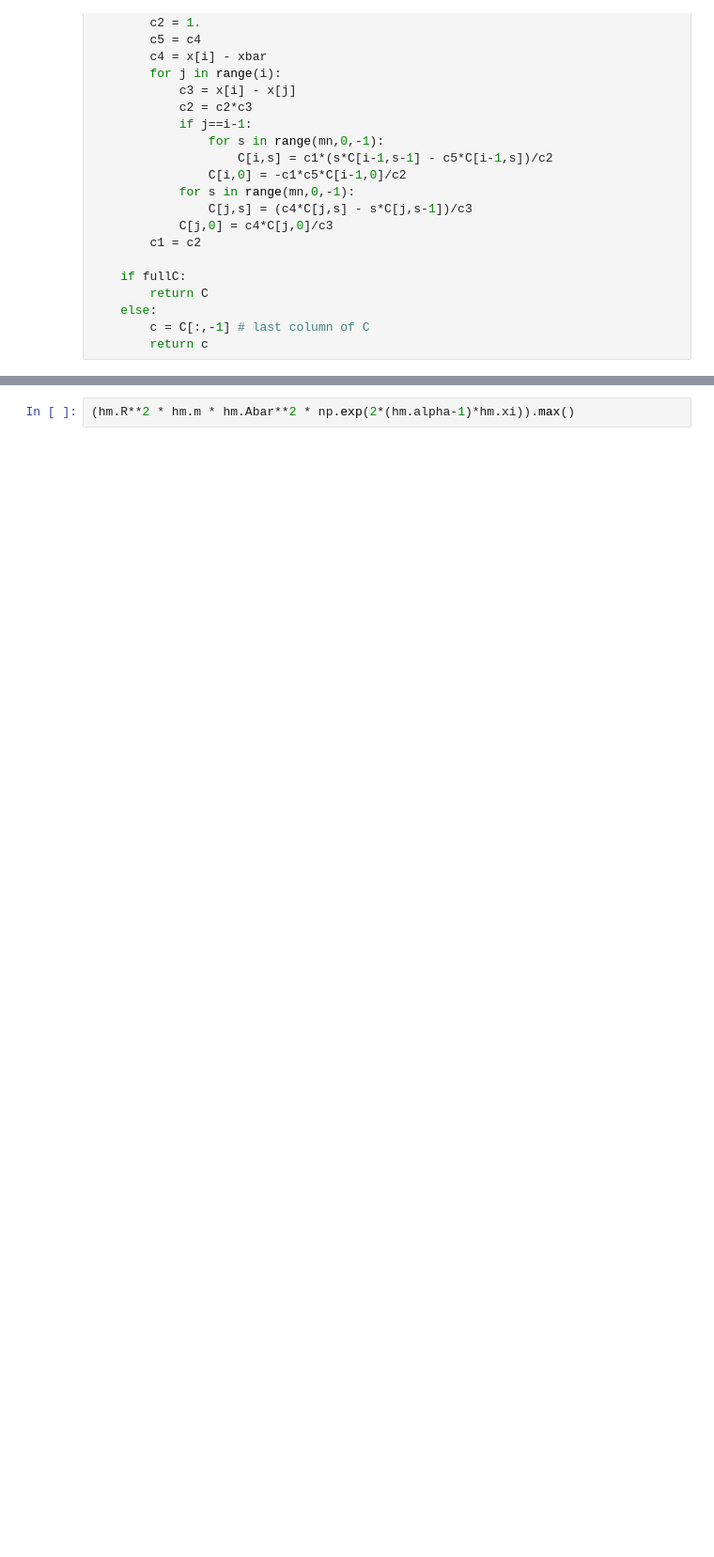
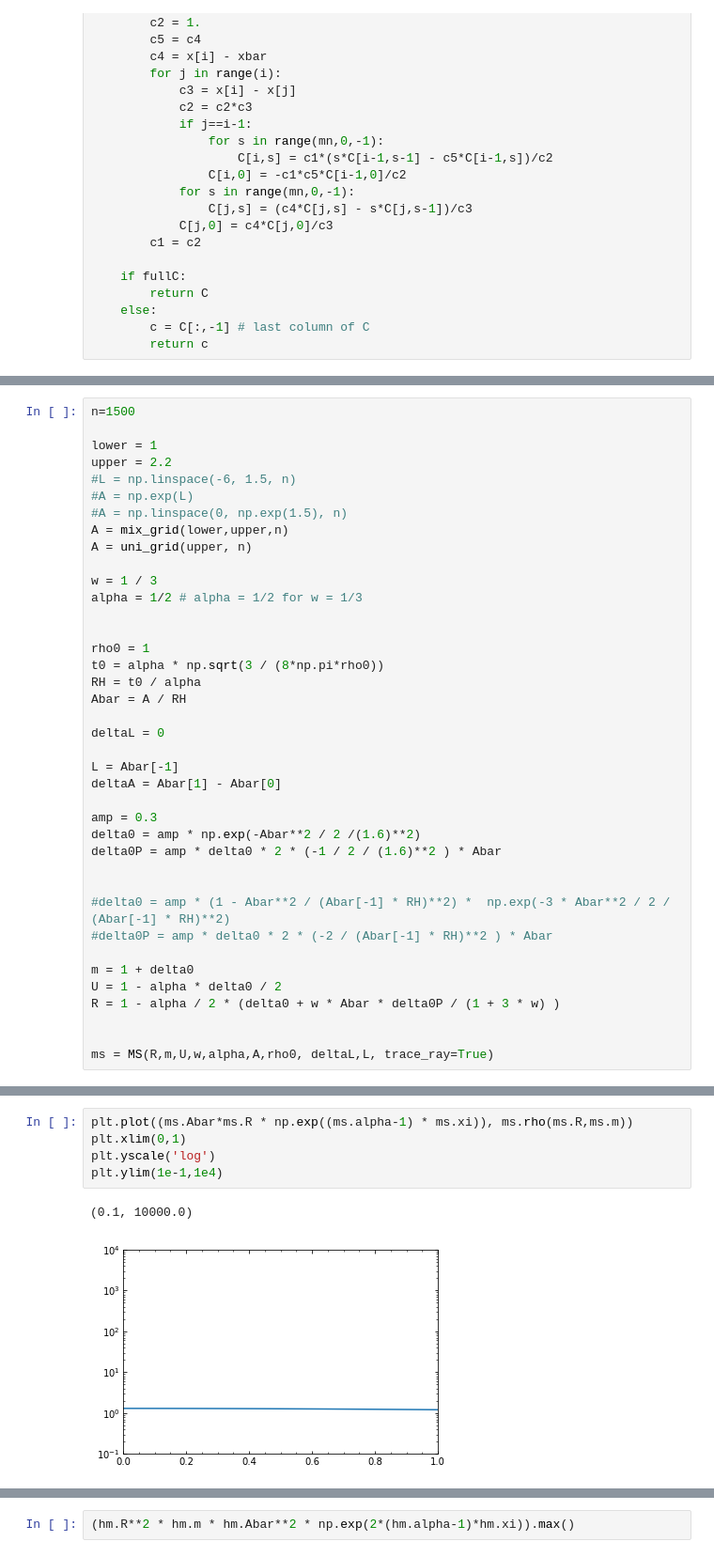
Before and after one commit to jbmertens/criticalcollapse, a Jupyter notebook: ms_hm_universal.ipynb, the cells around one changed output, grey strips where cells are left out. Shown at 94% size. Saved outputs shown, nothing was run; the diff lists cells and outputs as text; blank space fills up the shorter version.

Commit message:
Arbitrarily Spaced Grids FC

```diff
--- a/ms_hm_universal.ipynb
+++ b/ms_hm_universal.ipynb
@@ -711,0 +756,39 @@ plt.plot(hm.Abar[:], hm.U[:])
+# %%
+n=1500
+
+lower = 1
+upper = 2.2
+#L = np.linspace(-6, 1.5, n)
+#A = np.exp(L)
+#A = np.linspace(0, np.exp(1.5), n)
+A = mix_grid(lower,upper,n)
+A = uni_grid(upper, n)
+
+w = 1 / 3
+alpha = 1/2 # alpha = 1/2 for w = 1/3
+
+
+rho0 = 1
+t0 = alpha * np.sqrt(3 / (8*np.pi*rho0))
+RH = t0 / alpha
+Abar = A / RH
+
+deltaL = 0
+
+L = Abar[-1]
+deltaA = Abar[1] - Abar[0]
+
+amp = 0.3
+delta0 = amp * np.exp(-Abar**2 / 2 /(1.6)**2)
+delta0P = amp * delta0 * 2 * (-1 / 2 / (1.6)**2 ) * Abar
+
+
+#delta0 = amp * (1 - Abar**2 / (Abar[-1] * RH)**2) *  np.exp(-3 * Abar**2 / 2 / (Abar[-1] * RH)**2)
+#delta0P = amp * delta0 * 2 * (-2 / (Abar[-1] * RH)**2 ) * Abar
+
+m = 1 + delta0
+U = 1 - alpha * delta0 / 2
+R = 1 - alpha / 2 * (delta0 + w * Abar * delta0P / (1 + 3 * w) )
+
+
+ms = MS(R,m,U,w,alpha,A,rho0, deltaL,L, trace_ray=True)
@@ -711,0 +815,8 @@ plt.plot(hm.Abar[:], hm.U[:])
+# %%
+plt.plot((ms.Abar*ms.R * np.exp((ms.alpha-1) * ms.xi)), ms.rho(ms.R,ms.m))
+plt.xlim(0,1)
+plt.yscale('log')
+plt.ylim(1e-1,1e4)
+# %% [output]
+(0.1, 10000.0)
+[figure, added]
```
Also changed, not shown: parts of 89 cells of this notebook.
